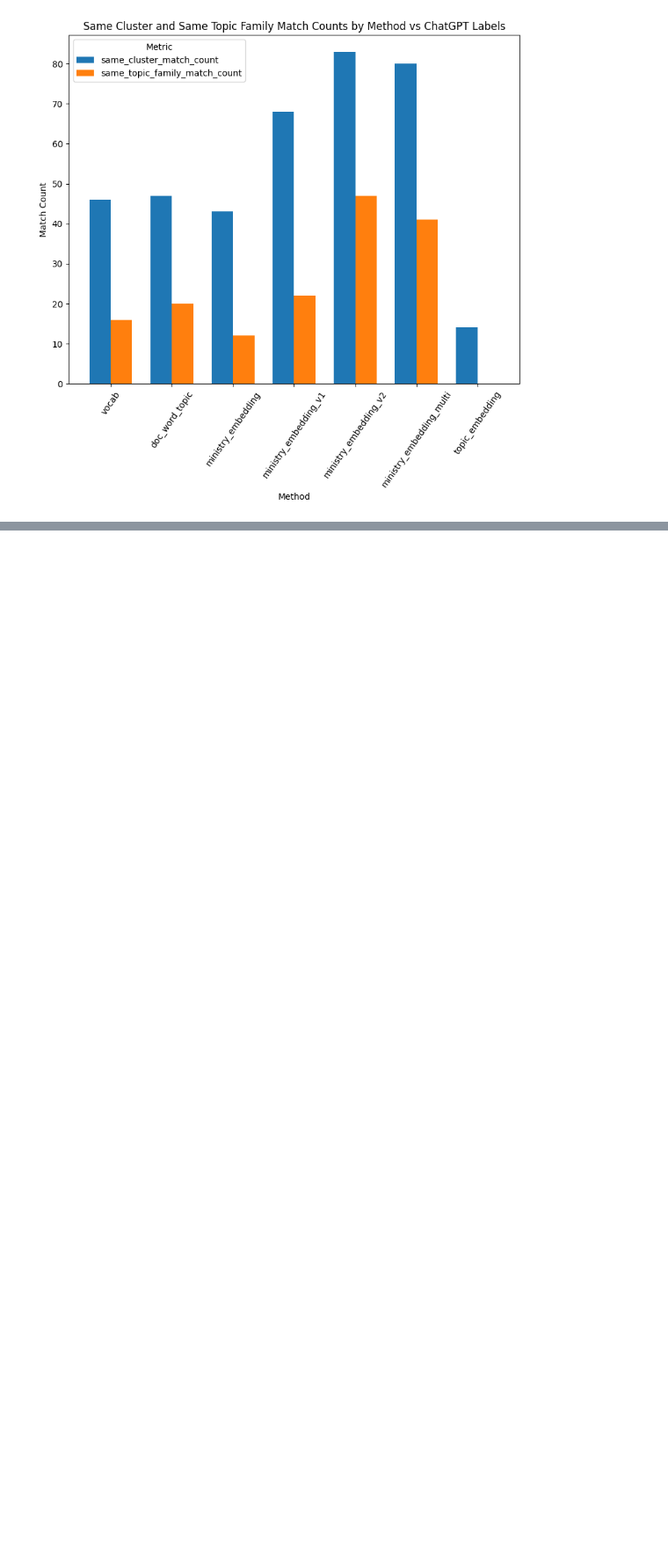
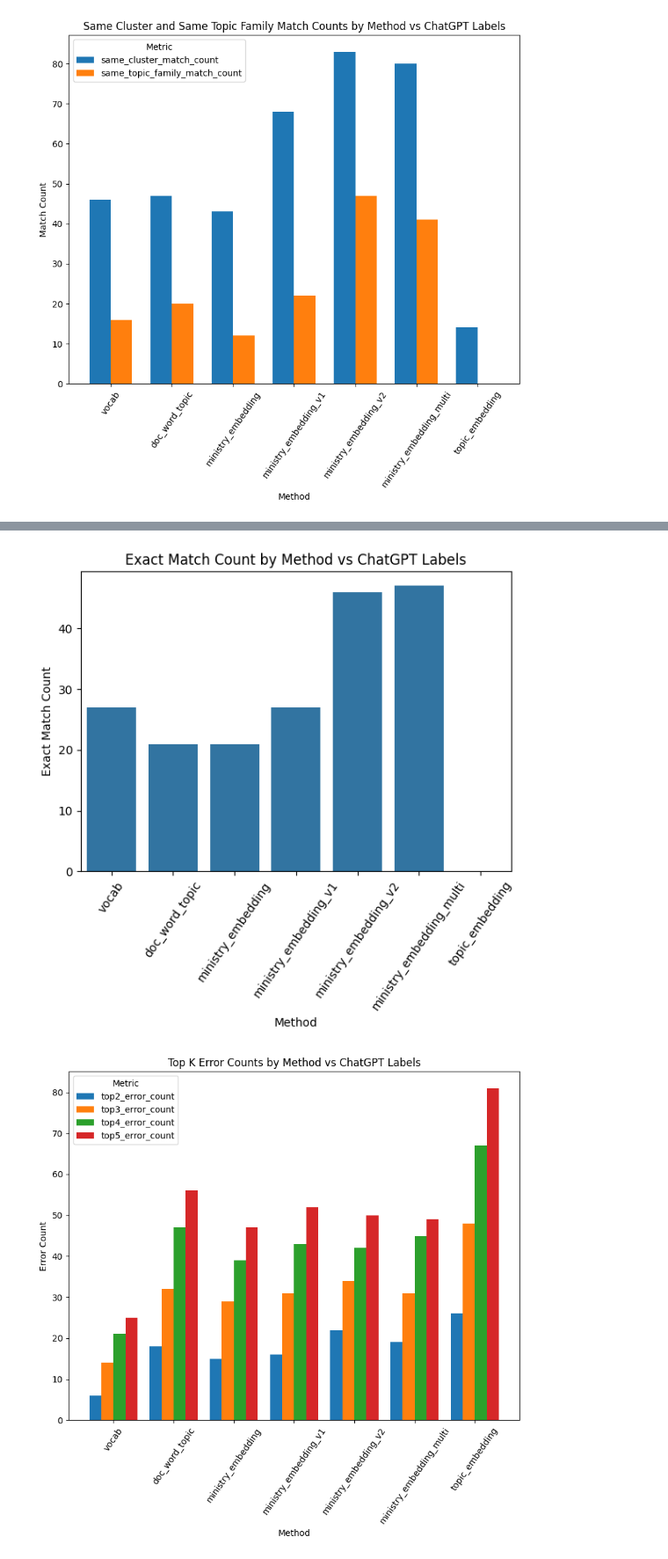
Before and after one commit to DevadattaP/analyse_parliament_transcripts_NLP, a Jupyter notebook: notebooks/classification.ipynb, the cells around one changed output, grey strips where cells are left out. Shown at 88% size. Cells and saved outputs as stored; diff of their text form; code cells hidden in the pictures; blank space fills up the shorter version.

Commit message:
more test documents, updated clusters

```diff
--- a/notebooks/classification.ipynb
+++ b/notebooks/classification.ipynb
@@ -847,0 +1195,3 @@ plt.show()
+# %%
+results_df = pd.DataFrame(new_all_results)
+print(results_df.to_string())
@@ -847,0 +1207,51 @@ plt.show()
+# %%
+# i want to plot following subgraphs-
+# 1. Bar chart comparing exact_match_count for each method against chatgpt_labels
+# 2. Bar chart comparing top_2_error_count, top_3_error_count, top_4_error_count, top_5_error_count for each method against chatgpt_labels
+# 3. Bar chart comparing same_cluster_match_count, same_topic_family_match_count for each method against chatgpt_labels
+
+import matplotlib.pyplot as plt
+import seaborn as sns
+
+# 1. Bar chart for exact_match_count
+plt.figure(figsize=(6, 6))
+sns.barplot(x="method", y="exact_match_count", data=results_df)
+plt.title("Exact Match Count by Method vs ChatGPT Labels")
+plt.xlabel("Method")
+plt.ylabel("Exact Match Count")
+plt.xticks(rotation=55)
+plt.tight_layout()
+plt.show()
+
+# 2. Bar chart for top_k_error_counts (joint barr  plot, side by side bars for each error)
+top_k_metrics = ["top2_error_count", "top3_error_count", "top4_error_count", "top5_error_count"]
+plt.figure(figsize=(8,8))
+bar_width = 0.2
+index = range(len(results_df))
+for i, metric in enumerate(top_k_metrics):
+    plt.bar([x + i*bar_width for x in index], results_df[metric], width=bar_width, label=metric)
+plt.title("Top K Error Counts by Method vs ChatGPT Labels")
+plt.xlabel("Method")
+plt.ylabel("Error Count")
+plt.xticks([x + bar_width*1.5 for x in index], results_df["method"], rotation=55)
+plt.legend(title="Metric")
+plt.tight_layout()
+plt.show()
+
+# 3. Joint Bar chart for same_cluster_match_count and same_topic_family_match_count (2 bars side by side for each method)
+match_metrics = ["same_cluster_match_count", "same_topic_family_match_count"]
+plt.figure(figsize=(8,8))
+bar_width = 0.35
+index = range(len(results_df))
+for i, metric in enumerate(match_metrics):
+    plt.bar([x + i*bar_width for x in index], results_df[metric], width=bar_width, label=metric)
+plt.title("Same Cluster and Same Topic Family Match Counts by Method vs ChatGPT Labels")
+plt.xlabel("Method")
+plt.ylabel("Match Count")
+plt.xticks([x + bar_width/2 for x in index], results_df["method"], rotation=55)
+plt.legend(title="Metric")
+plt.tight_layout()
+plt.show()
+# %% [output]
+[figure, added]
+[figure, added]
```
Also changed, not shown: parts of 8 cells of this notebook, 5 other files.
